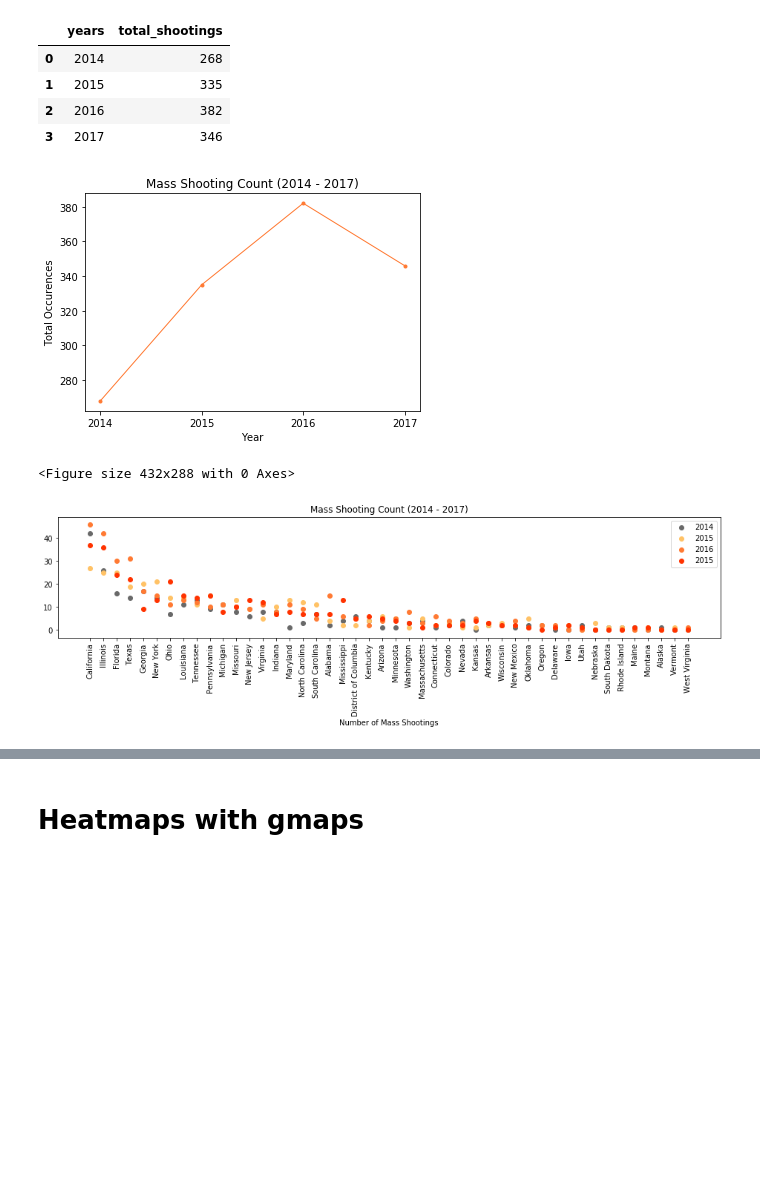
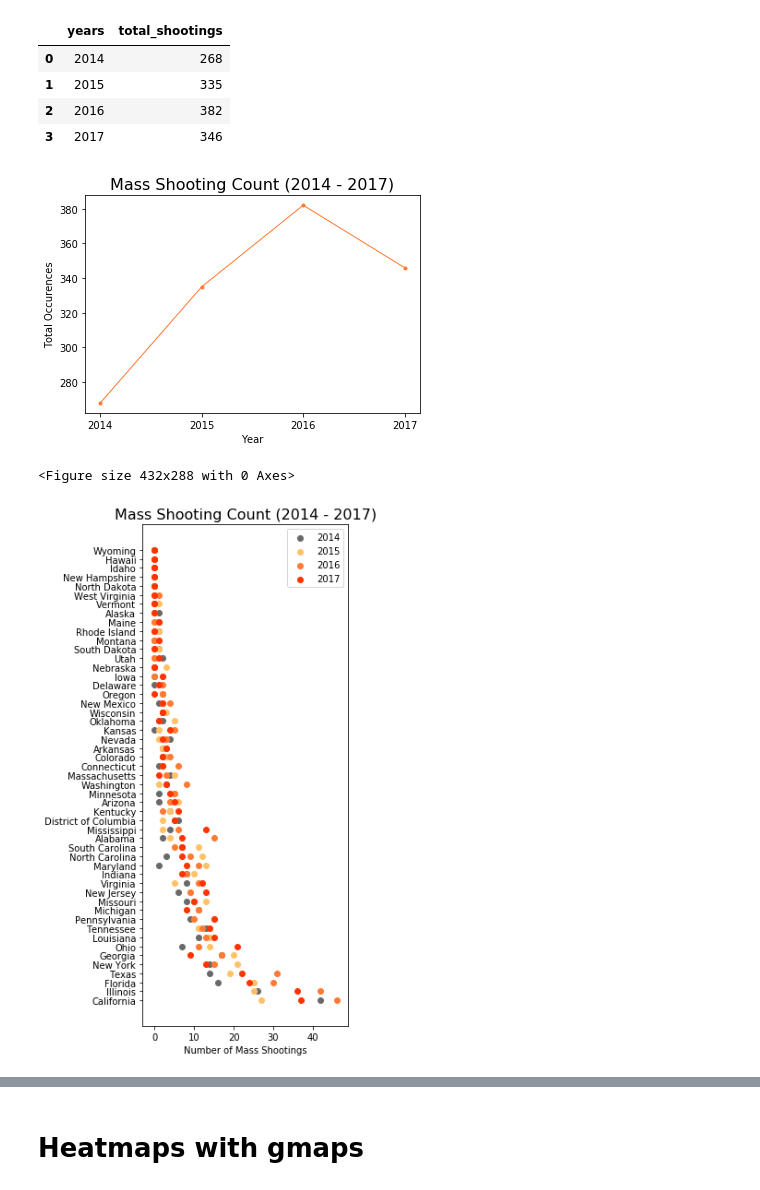
Before and after one commit to lprymak/Project1, a Jupyter notebook: Final_Data_Analysis.ipynb, the cells around one changed output, grey strips where cells are left out. Drawn from its saved outputs; the diff is of its cells as text; code cells hidden in the pictures; blank space fills up the shorter version.

Commit message:
Updated visualizations including all states and cleaned up linear regression prep

```diff
--- a/Final_Data_Analysis.ipynb
+++ b/Final_Data_Analysis.ipynb
@@ -54,12 +54,12 @@ colors = str('#ff7a33')
 total, = plt.plot(total_mass_shootings['years'], total_mass_shootings['total_shootings'], color = colors,linewidth=1, marker = '.')
 
 plt.xlabel('Year')
-plt.title("Mass Shooting Count (2014 - 2017)")
+plt.title("Mass Shooting Count (2014 - 2017)", fontsize=16)
 plt.ylabel('Total Occurences')
 plt.show()
 plt.savefig("Plots/Overall_Count.png")
 # %% [output]
-[figure, old version]
+[figure, new version]
 <Figure size 432x288 with 0 Axes>
 # %%
 state_count_all = pd.read_csv("state_count_all.csv")
@@ -67,17 +71,19 @@ state_count_all = state_count_all.sort_values(by=['total_count'], ascending = Fa
+# %%
+#remove Puerto Rico
+state_count_all = state_count_all.drop(51, axis = 0)
 # %%
-#state spread
-plt.figure(figsize=(16,3))
-count_2014 = plt.scatter(state_count_all['States'], state_count_all['Count_2014'], color= 'dimgrey', linewidth=1, label="2014")
-count_2015 = plt.scatter(state_count_all['States'], state_count_all['Count_2015'], color=str('#ffc266'), linewidth=1, label="2015")
-count_2016 = plt.scatter(state_count_all['States'], state_count_all['Count_2016'], color=str('#ff7a33'), linewidth=1, label="2016")
-count_2017 = plt.scatter(state_count_all['States'], state_count_all['Count_2017'], color=str('#ff3300'), linewidth=1, label="2015")
-plt.xticks(rotation=90)
+#state count overview
+plt.figure(figsize=(4,10))
+count_2014 = plt.scatter(state_count_all['Count_2014'],state_count_all['States'],color= 'dimgrey', linewidth=1, label="2014")
+count_2015 = plt.scatter(state_count_all['Count_2015'],state_count_all['States'],color=str('#ffc266'), linewidth=1, label="2015")
+count_2016 = plt.scatter(state_count_all['Count_2016'],state_count_all['States'],color=str('#ff7a33'), linewidth=1, label="2016")
+count_2017 = plt.scatter(state_count_all['Count_2017'],state_count_all['States'],color=str('#ff3300'), linewidth=1, label="2017")
 # Set our legend to where the chart thinks is best
 plt.legend(handles=[count_2014, count_2015, count_2016, count_2017])
 plt.xlabel('Number of Mass Shootings')
-plt.title("Mass Shooting Count (2014 - 2017)")
+plt.title("Mass Shooting Count (2014 - 2017)",fontsize=16 )
 
 plt.show()
 # %% [output]
-[figure, old version]
+[figure, new version]
 # %%
```
Also changed, not shown: parts of 17 cells of this notebook, 1 other file.
